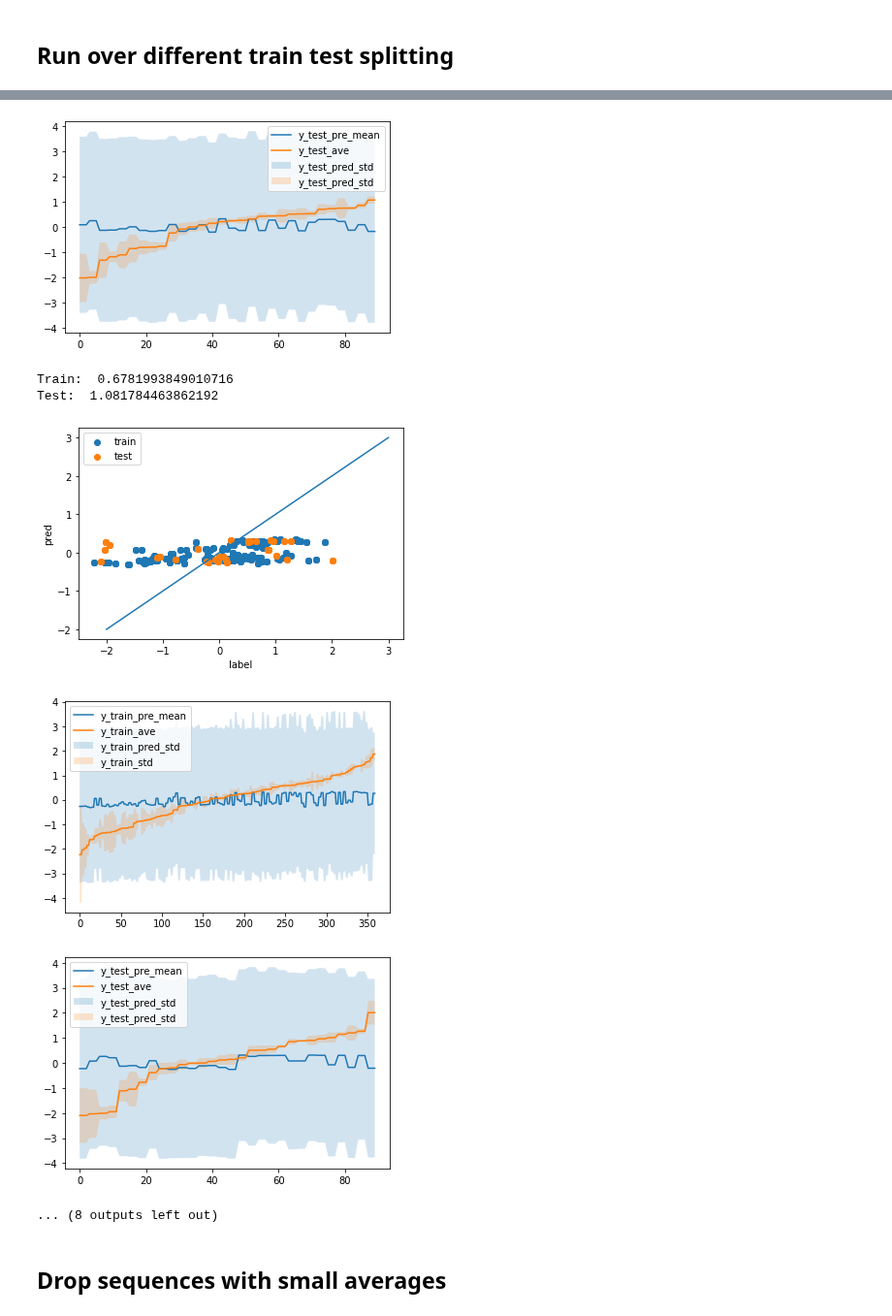
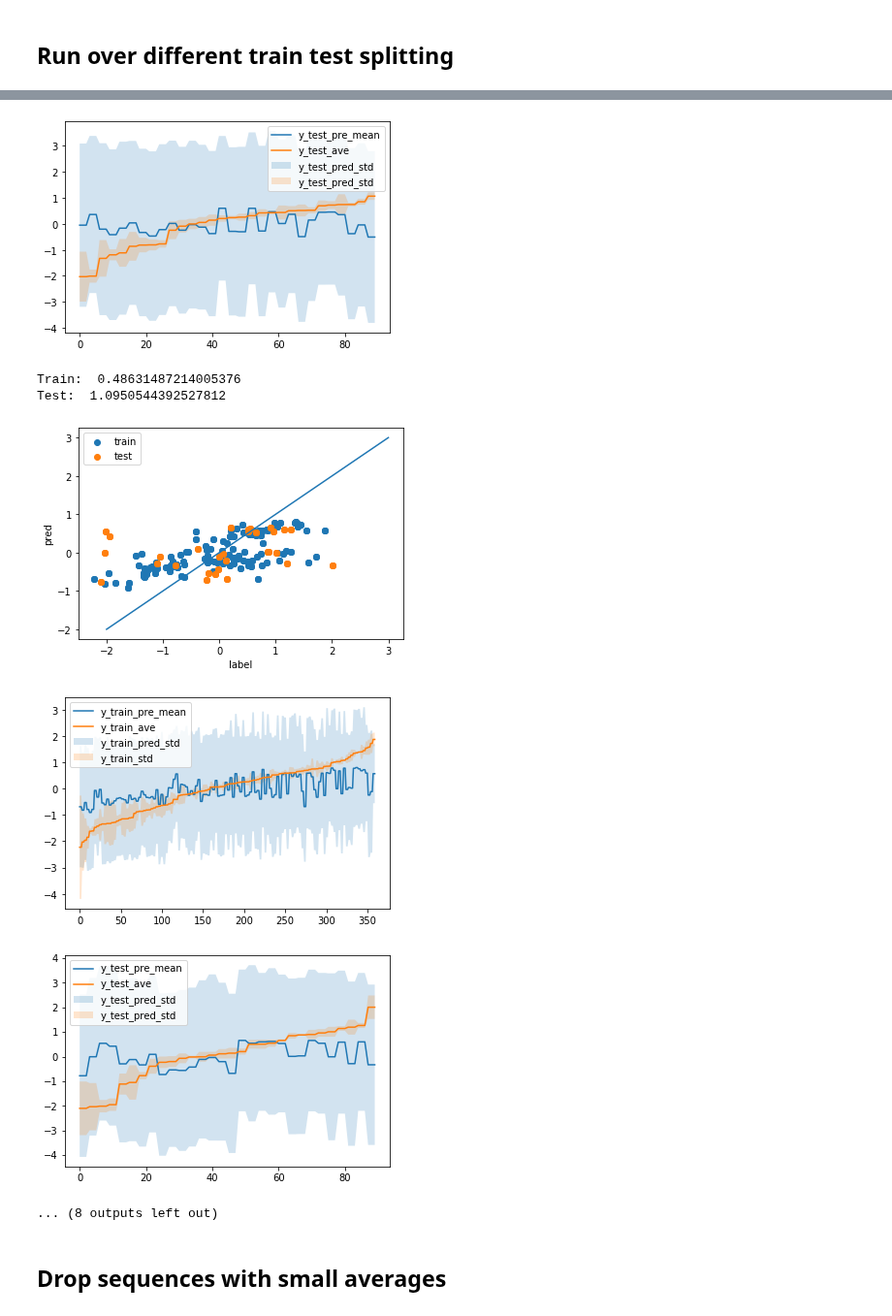
Before and after one commit to mholowko/Solaris, a Jupyter notebook: notebooks/result_analysis/Fix_regression_to_mean.ipynb, the cells around one changed output, grey strips where cells are left out. Shown at 97% size. Cells and saved outputs as stored; diff of their text form; code cells hidden in the pictures.

```diff
--- a/notebooks/result_analysis/Fix_regression_to_mean.ipynb
+++ b/notebooks/result_analysis/Fix_regression_to_mean.ipynb
@@ -77,7 +78,7 @@ embedding = 'label'
 eva_on_ave_flag = True # true label is the sample mean instead of individual samples, since the prediction is the posterior mean
 eva_metric = mean_squared_error # mean square error returns a more stable optimal hyparameter choice than r2 score
 
-kernel = 'WD_Kernel'
+kernel = 'WD_Kernel_Shift'
 alpha = 0.5
 l = [6]
 b = 0.33
@@ -151,7 +152,7 @@ plt.hist(df['AVERAGE'])
 ## Run over different train test splitting
 # %%
 for i in range(5):
-    regression(df_norm, random_state=i, test_size=test_size, kernel_name=kernel,alpha=1000, embedding='label',
+    regression(df_norm, random_state=i, test_size=test_size, kernel_name=kernel,alpha=100, embedding='label',
                    eva_metric=eva_metric, eva_on_ave_flag=True, l_list=l, b=b,
                    weight_flag=False, padding_flag=False, gap_flag=False, plot_format = plot_format)
 # %% [output]
@@ -167,9 +168,9 @@ Test:  0.6805529328015225
-[figure, old version]
+[figure, new version]
-Train:  0.6781993849010716
-Test:  1.081784463862192
+Train:  0.48631487214005376
+Test:  1.0950544392527812
-[figure, old version]
+[figure, new version]
-[figure, old version]
+[figure, new version]
-[figure, old version]
+[figure, new version]
 ... (8 outputs left out)
 # %% [markdown]
 ## Drop sequences with small averages
```
Also changed, not shown: parts of 2 cells of this notebook, 7 other files.
